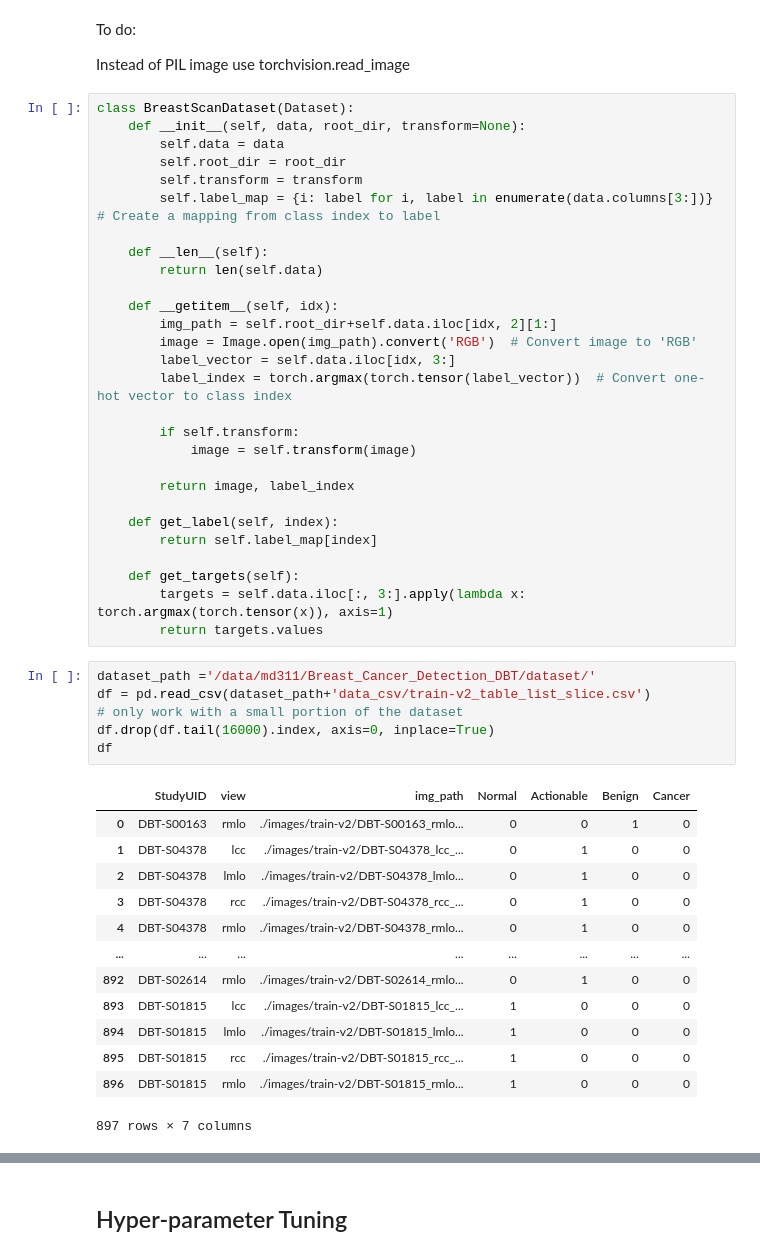
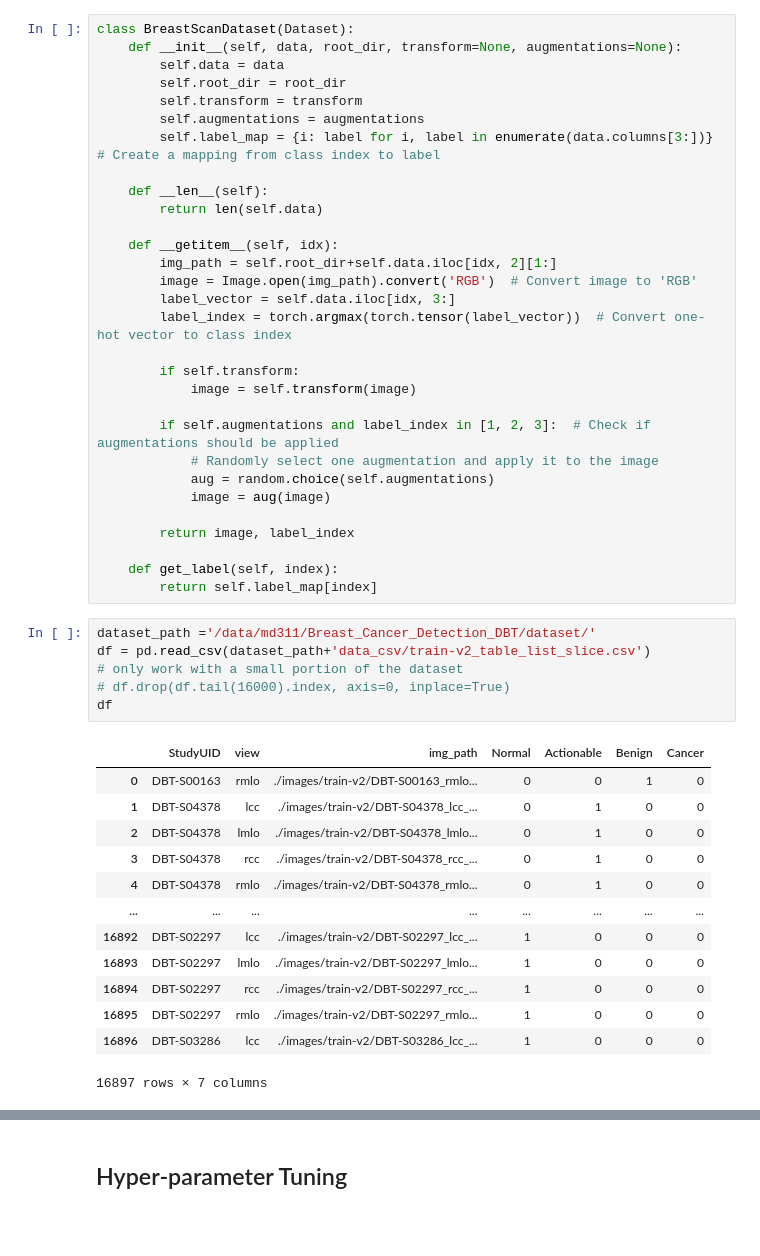
Before and after one commit to mikeadimech/Breast_Cancer_Detection_DBT, a Jupyter notebook: src/train.ipynb, the cells around one changed output, grey strips where cells are left out. Saved outputs shown, nothing was run; the diff lists cells and outputs as text; blank space fills up the shorter version.

Commit message:
training progress

```diff
--- a/src/train.ipynb
+++ b/src/train.ipynb
@@ -28,13 +24,10 @@ import torch.optim as optim
-# %% [markdown]
-To do:
-
-Instead of PIL image use torchvision.read_image
 # %%
 class BreastScanDataset(Dataset):
-    def __init__(self, data, root_dir, transform=None):
+    def __init__(self, data, root_dir, transform=None, augmentations=None):
         self.data = data
         self.root_dir = root_dir
         self.transform = transform
+        self.augmentations = augmentations
         self.label_map = {i: label for i, label in enumerate(data.columns[3:])}  # Create a mapping from class index to label
 
     def __len__(self):
@@ -49,34 +42,35 @@ class BreastScanDataset(Dataset):
         if self.transform:
             image = self.transform(image)
 
+        if self.augmentations and label_index in [1, 2, 3]:  # Check if augmentations should be applied
+            # Randomly select one augmentation and apply it to the image
+            aug = random.choice(self.augmentations)
+            image = aug(image)
+
         return image, label_index
 
     def get_label(self, index):
         return self.label_map[index]
-
-    def get_targets(self):
-        targets = self.data.iloc[:, 3:].apply(lambda x: torch.argmax(torch.tensor(x)), axis=1)
-        return targets.values
 # %%
 dataset_path ='/data/md311/Breast_Cancer_Detection_DBT/dataset/'
 df = pd.read_csv(dataset_path+'data_csv/train-v2_table_list_slice.csv')
 # only work with a small portion of the dataset
-df.drop(df.tail(16000).index, axis=0, inplace=True)
+# df.drop(df.tail(16000).index, axis=0, inplace=True)
 df
 # %% [output]
 |  | StudyUID | view | img_path | Normal | Actionable | Benign | Cancer |
 | 0 | DBT-S00163 | rmlo | ./images/train-v2/DBT-S00163_rmlo... | 0 | 0 | 1 | 0 |
 | 1 | DBT-S04378 | lcc | ./images/train-v2/DBT-S04378_lcc_... | 0 | 1 | 0 | 0 |
 | 2 | DBT-S04378 | lmlo | ./images/train-v2/DBT-S04378_lmlo... | 0 | 1 | 0 | 0 |
 | 3 | DBT-S04378 | rcc | ./images/train-v2/DBT-S04378_rcc_... | 0 | 1 | 0 | 0 |
 | 4 | DBT-S04378 | rmlo | ./images/train-v2/DBT-S04378_rmlo... | 0 | 1 | 0 | 0 |
 | ... | ... | ... | ... | ... | ... | ... | ... |
-| 892 | DBT-S02614 | rmlo | ./images/train-v2/DBT-S02614_rmlo... | 0 | 1 | 0 | 0 |
-| 893 | DBT-S01815 | lcc | ./images/train-v2/DBT-S01815_lcc_... | 1 | 0 | 0 | 0 |
-| 894 | DBT-S01815 | lmlo | ./images/train-v2/DBT-S01815_lmlo... | 1 | 0 | 0 | 0 |
-| 895 | DBT-S01815 | rcc | ./images/train-v2/DBT-S01815_rcc_... | 1 | 0 | 0 | 0 |
-| 896 | DBT-S01815 | rmlo | ./images/train-v2/DBT-S01815_rmlo... | 1 | 0 | 0 | 0 |
+| 16892 | DBT-S02297 | lcc | ./images/train-v2/DBT-S02297_lcc_... | 1 | 0 | 0 | 0 |
+| 16893 | DBT-S02297 | lmlo | ./images/train-v2/DBT-S02297_lmlo... | 1 | 0 | 0 | 0 |
+| 16894 | DBT-S02297 | rcc | ./images/train-v2/DBT-S02297_rcc_... | 1 | 0 | 0 | 0 |
+| 16895 | DBT-S02297 | rmlo | ./images/train-v2/DBT-S02297_rmlo... | 1 | 0 | 0 | 0 |
+| 16896 | DBT-S03286 | lcc | ./images/train-v2/DBT-S03286_lcc_... | 1 | 0 | 0 | 0 |
-897 rows × 7 columns
+16897 rows × 7 columns
 # %%
 # Define transformations
 transform = transforms.Compose([
```
Also changed, not shown: parts of 10 cells of this notebook, 1 other file.
